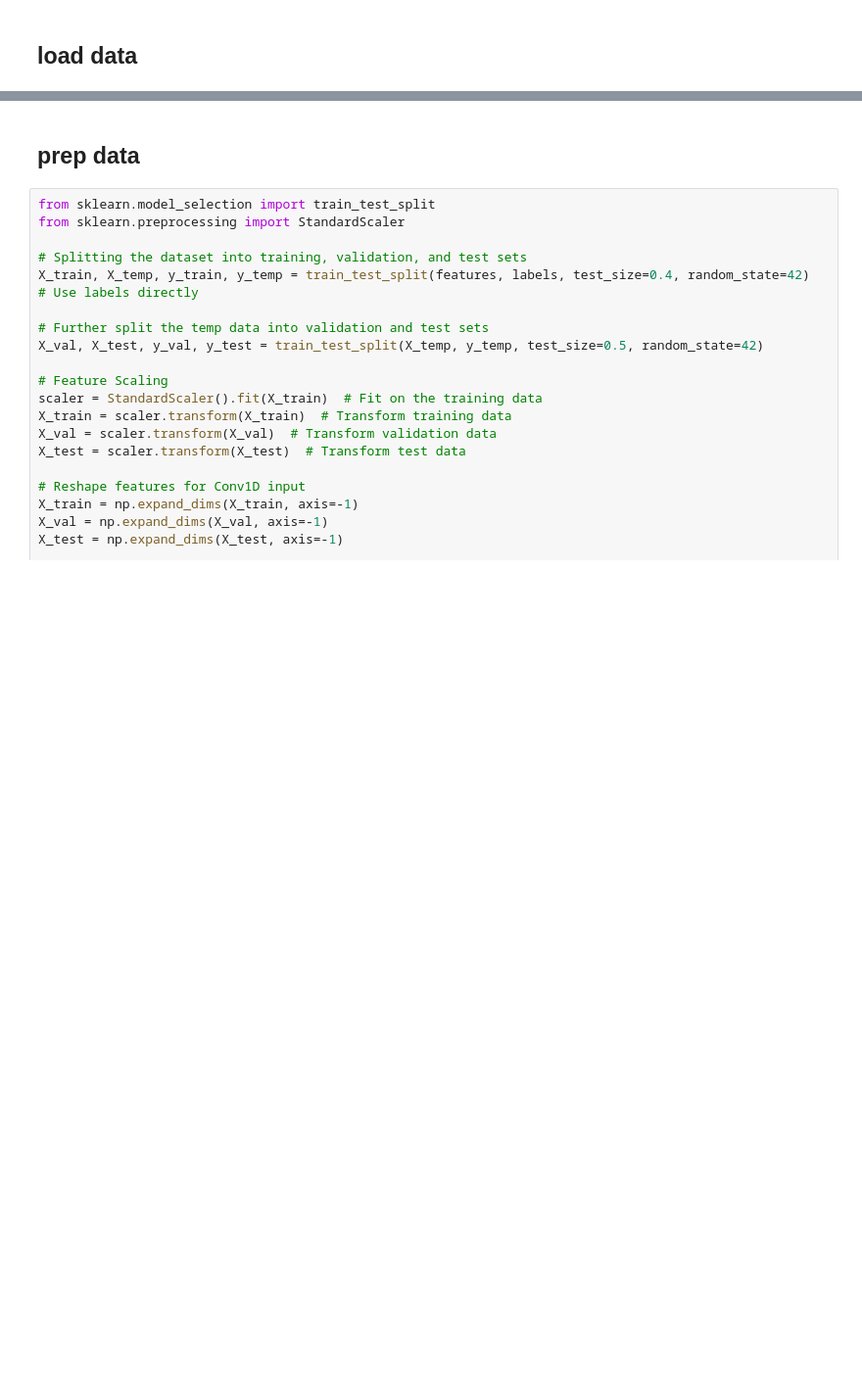
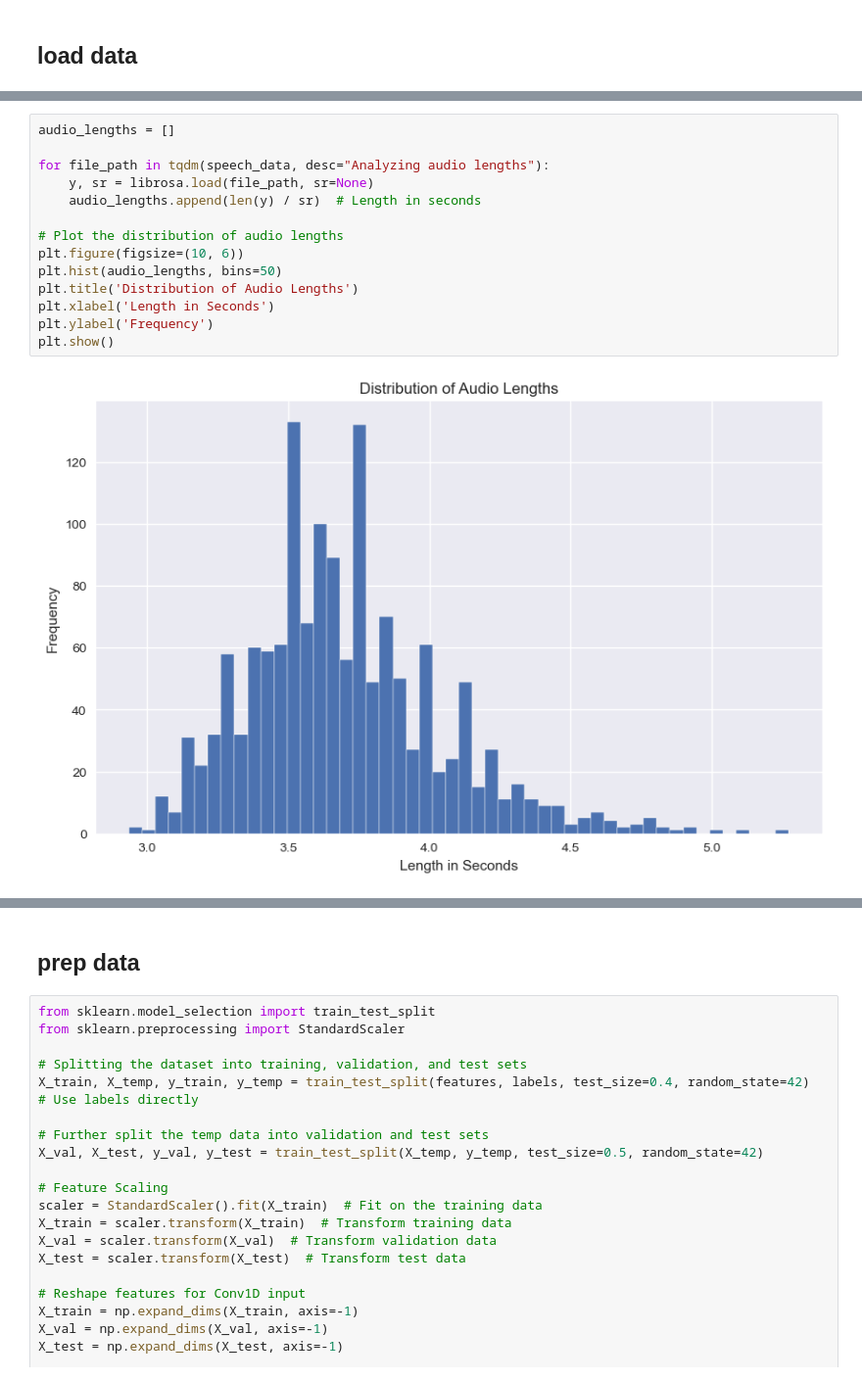
Before and after one commit to Avielstein/Natural-langauge-processing, a Jupyter notebook: AuralSent/Untitled.ipynb, the cells around one changed output, grey strips where cells are left out. Shown at 98% size. Drawn from its saved outputs; the diff is of its cells as text; blank space fills up the shorter version.

```diff
--- a/AuralSent/Untitled.ipynb
+++ b/AuralSent/Untitled.ipynb
@@ -107,0 +123,16 @@ Labels_categorical shape: (1440, 8, 2)
+# %%
+audio_lengths = []
+
+for file_path in tqdm(speech_data, desc="Analyzing audio lengths"):
+    y, sr = librosa.load(file_path, sr=None)
+    audio_lengths.append(len(y) / sr)  # Length in seconds
+
+# Plot the distribution of audio lengths
+plt.figure(figsize=(10, 6))
+plt.hist(audio_lengths, bins=50)
+plt.title('Distribution of Audio Lengths')
+plt.xlabel('Length in Seconds')
+plt.ylabel('Frequency')
+plt.show()
+# %% [output]
+[figure, added]
```
Also changed, not shown: parts of 40 cells of this notebook.
